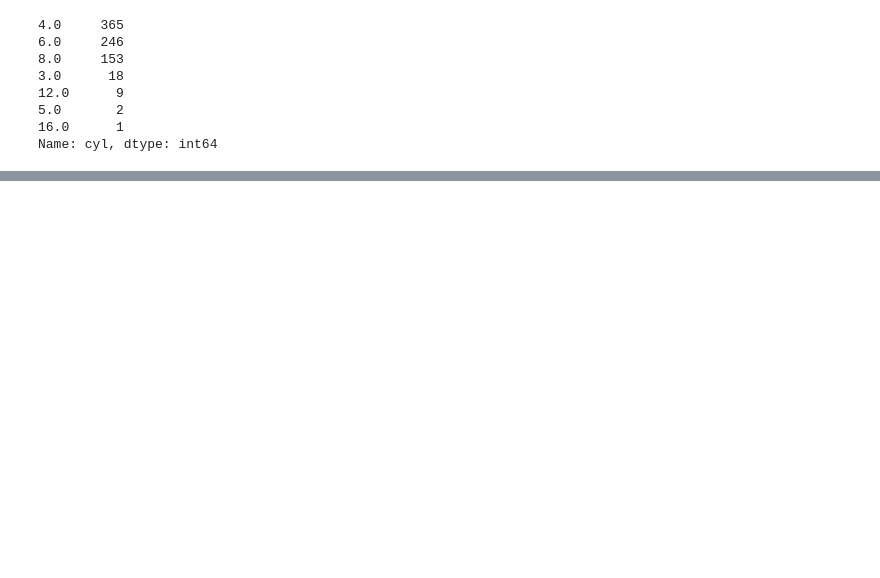
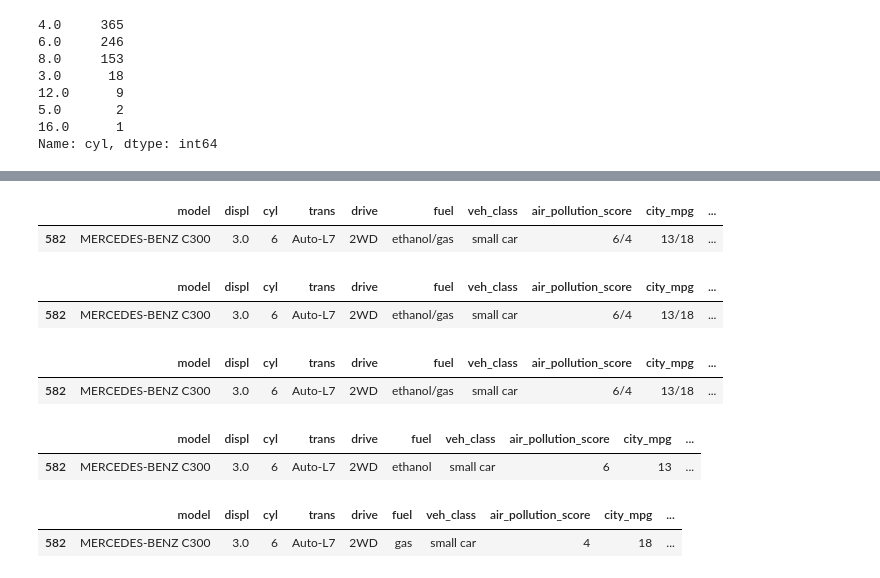
Before and after one commit to anandsimer/python-samples, a Jupyter notebook: jupyter notebooks/assessing_cleaning_data/assessing_cleaning_data.ipynb, the cells around one changed output, grey strips where cells are left out. Saved outputs shown, nothing was run; the diff lists cells and outputs as text; code cells hidden in the pictures; blank space fills up the shorter version.

```diff
--- a/jupyter notebooks/assessing_cleaning_data/assessing_cleaning_data.ipynb
+++ b/jupyter notebooks/assessing_cleaning_data/assessing_cleaning_data.ipynb
@@ -365,0 +378,58 @@ Name: cyl, dtype: int64
+# %%
+# confirm by running df_08.info() that air_pollution_score is str
+# convert using the DF apply() method or using the pandas to numeric method.
+
+# df_08['air_pollution_score'] = df_08['air_pollution_score'].apply(np.float16)
+# df_08['air_pollution_score'] = pd.to_numeric(df_08['air_pollution_score'], downcast="float")
+
+# or below
+# df_08['air_pollution_score'] = df_08['air_pollution_score'].astype(float)
+
+## But when run one of the above commands you see the error, could not convert the string
+## 6/4 to float. Its because the one of the str in the column air_pollution_score
+## has forward slash, unfortunately can't be converted with straight forward method.
+
+df_08[df_08.air_pollution_score == '6/4']
+# hb_08 = df_08[df_08['fuel'].str.contains('/')]
+# hb_08
+# %% [output]
+|  | model | displ | cyl | trans | drive | fuel | veh_class | air_pollution_score | city_mpg | ... |
+| 582 | MERCEDES-BENZ C300 | 3.0 | 6 | Auto-L7 | 2WD | ethanol/gas | small car | 6/4 | 13/18 | ... |
+# %%
+hb_08 = df_08[df_08['fuel'].str.contains('/')]
+hb_08
+# %% [output]
+|  | model | displ | cyl | trans | drive | fuel | veh_class | air_pollution_score | city_mpg | ... |
+| 582 | MERCEDES-BENZ C300 | 3.0 | 6 | Auto-L7 | 2WD | ethanol/gas | small car | 6/4 | 13/18 | ... |
+# %%
+# create two copies of the 2008 hybrids dataframe
+df1 = hb_08.copy()  # data on first fuel type of each hybrid vehicle
+df2 = hb_08.copy()  # data on second fuel type of each hybrid vehicle
+
+# Each one should look like this
+df1
+# %% [output]
+|  | model | displ | cyl | trans | drive | fuel | veh_class | air_pollution_score | city_mpg | ... |
+| 582 | MERCEDES-BENZ C300 | 3.0 | 6 | Auto-L7 | 2WD | ethanol/gas | small car | 6/4 | 13/18 | ... |
+# %%
+# columns to split by "/"
+split_columns = ['fuel', 'air_pollution_score', 'city_mpg', 'hwy_mpg', 'cmb_mpg', 'greenhouse_gas_score']
+
+# apply split function to each column of each dataframe copy
+for c in split_columns:
+    df1[c] = df1[c].apply(lambda x: x.split("/")[0])
+    df2[c] = df2[c].apply(lambda x: x.split("/")[1])
+
+# this dataframe holds info for the FIRST fuel type of the hybrid
+# aka the values before the "/"s
+df1
+# %% [output]
+|  | model | displ | cyl | trans | drive | fuel | veh_class | air_pollution_score | city_mpg | ... |
+| 582 | MERCEDES-BENZ C300 | 3.0 | 6 | Auto-L7 | 2WD | ethanol | small car | 6 | 13 | ... |
+# %%
+# this dataframe holds info for the SECOND fuel type of the hybrid
+# aka the values after the "/"s
+df2
+# %% [output]
+|  | model | displ | cyl | trans | drive | fuel | veh_class | air_pollution_score | city_mpg | ... |
+| 582 | MERCEDES-BENZ C300 | 3.0 | 6 | Auto-L7 | 2WD | gas | small car | 4 | 18 | ... |
```
Also changed, not shown: parts of 6 cells of this notebook.
